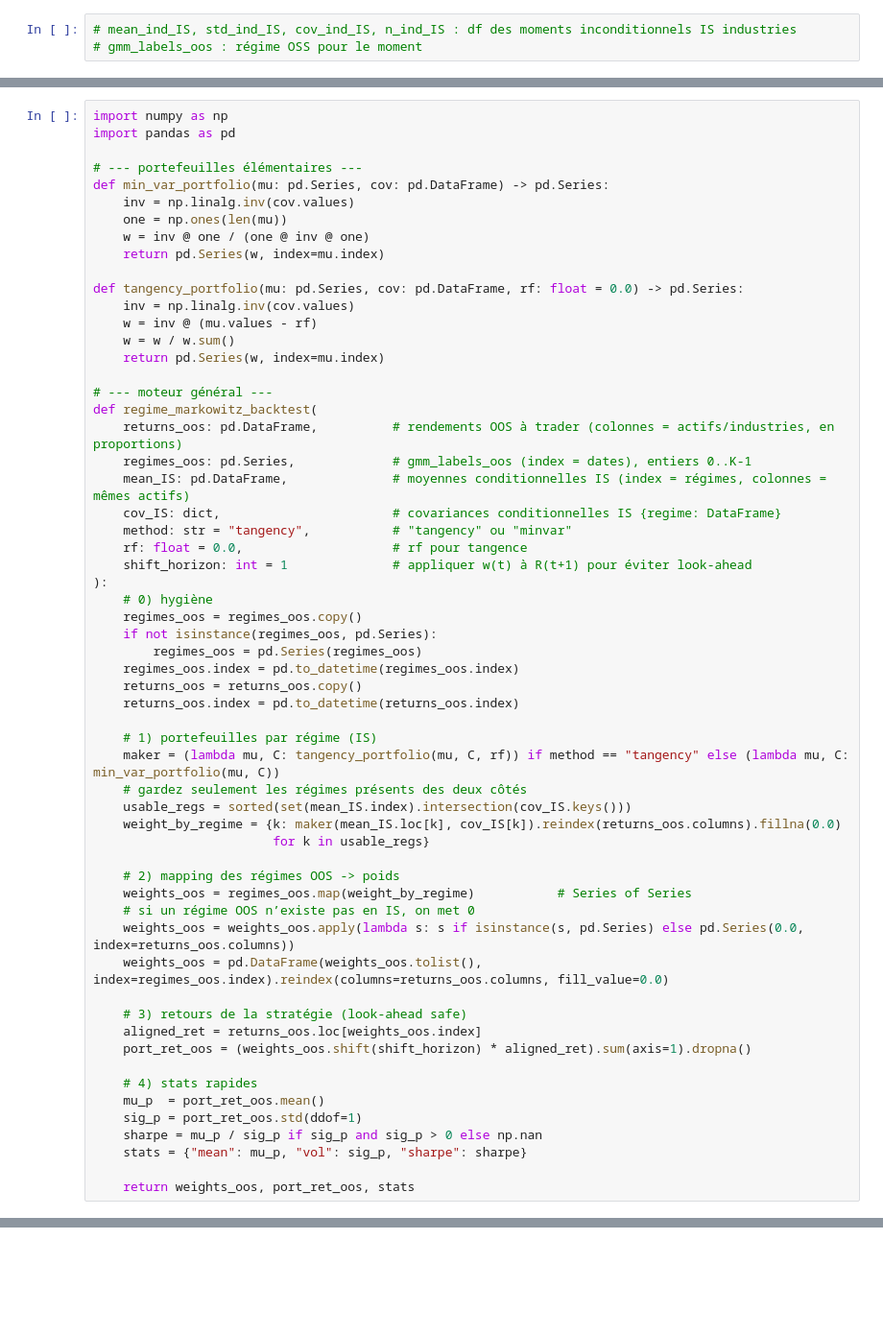
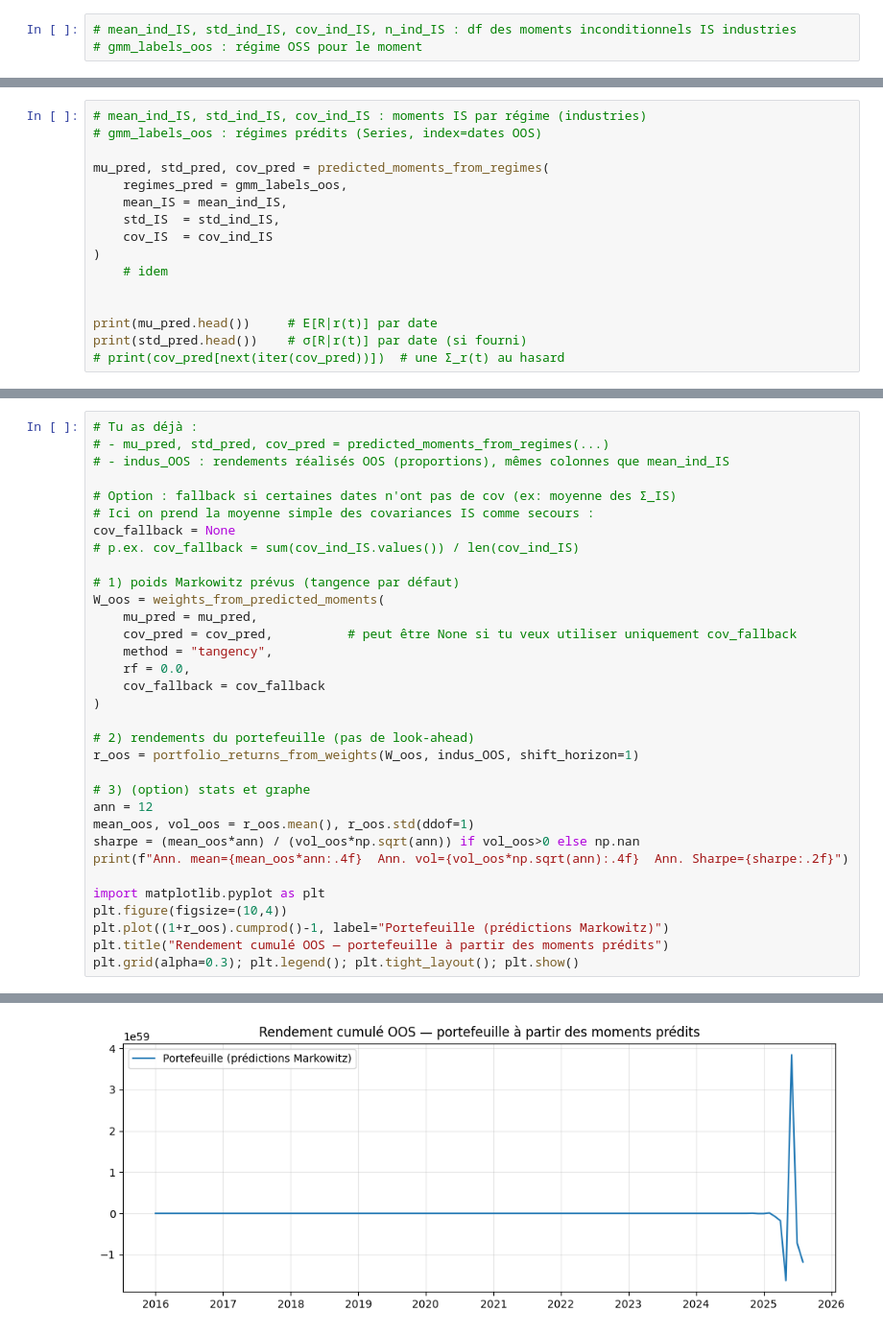
Before and after one commit to alexisdantzikian/ML_PM, a Jupyter notebook: nbs/main.ipynb, the cells around one changed output, grey strips where cells are left out. Shown: that part at 96% size. Drawn from its saved outputs; the diff is of its cells as text; blank space fills up the shorter version.

```diff
--- a/nbs/main.ipynb
+++ b/nbs/main.ipynb
@@ -1215,0 +1276,16 @@ MOM    -0.0010 -0.0006  0.0002  0.0005  0.0005  0.0  0.0039
+# %%
+# mean_ind_IS, std_ind_IS, cov_ind_IS : moments IS par régime (industries)
+# gmm_labels_oos : régimes prédits (Series, index=dates OOS)
+
+mu_pred, std_pred, cov_pred = predicted_moments_from_regimes(
+    regimes_pred = gmm_labels_oos,
+    mean_IS = mean_ind_IS,
+    std_IS  = std_ind_IS,
+    cov_IS  = cov_ind_IS
+)
+    # idem
+
+
+print(mu_pred.head())     # E[R|r(t)] par date
+print(std_pred.head())    # σ[R|r(t)] par date (si fourni)
+# print(cov_pred[next(iter(cov_pred))])  # une Σ_r(t) au hasard
@@ -1216,59 +1383,34 @@ MOM    -0.0010 -0.0006  0.0002  0.0005  0.0005  0.0  0.0039
 # %%
-import numpy as np
-import pandas as pd
+# Tu as déjà :
+# - mu_pred, std_pred, cov_pred = predicted_moments_from_regimes(...)
+# - indus_OOS : rendements réalisés OOS (proportions), mêmes colonnes que mean_ind_IS
 
-# --- portefeuilles élémentaires ---
-def min_var_portfolio(mu: pd.Series, cov: pd.DataFrame) -> pd.Series:
-    inv = np.linalg.inv(cov.values)
-    one = np.ones(len(mu))
-    w = inv @ one / (one @ inv @ one)
-    return pd.Series(w, index=mu.index)
+# Option : fallback si certaines dates n'ont pas de cov (ex: moyenne des Σ_IS)
+# Ici on prend la moyenne simple des covariances IS comme secours :
+cov_fallback = None
+# p.ex. cov_fallback = sum(cov_ind_IS.values()) / len(cov_ind_IS)
 
-def tangency_portfolio(mu: pd.Series, cov: pd.DataFrame, rf: float = 0.0) -> pd.Series:
-    inv = np.linalg.inv(cov.values)
-    w = inv @ (mu.values - rf)
-    w = w / w.sum()
-    return pd.Series(w, index=mu.index)
+# 1) poids Markowitz prévus (tangence par défaut)
+W_oos = weights_from_predicted_moments(
+    mu_pred = mu_pred,
+    cov_pred = cov_pred,          # peut être None si tu veux utiliser uniquement cov_fallback
+    method = "tangency",
+    rf = 0.0,
+    cov_fallback = cov_fallback
+)
 
-# --- moteur général ---
-def regime_markowitz_backtest(
-    returns_oos: pd.DataFrame,          # rendements OOS à trader (colonnes = actifs/industries, en proportions)
-    regimes_oos: pd.Series,             # gmm_labels_oos (index = dates), entiers 0..K-1
-    mean_IS: pd.DataFrame,              # moyennes conditionnelles IS (index = régimes, colonnes = mêmes actifs)
-    cov_IS: dict,                       # covariances conditionnelles IS {regime: DataFrame}
-    method: str = "tangency",           # "tangency" ou "minvar"
-    rf: float = 0.0,                    # rf pour tangence
-    shift_horizon: int = 1              # appliquer w(t) à R(t+1) pour éviter look-ahead
-):
-    # 0) hygiène
-    regimes_oos = regimes_oos.copy()
-    if not isinstance(regimes_oos, pd.Series):
-        regimes_oos = pd.Series(regimes_oos)
-    regimes_oos.index = pd.to_datetime(regimes_oos.index)
-    returns_oos = returns_oos.copy()
-    returns_oos.index = pd.to_datetime(returns_oos.index)
+# 2) rendements du portefeuille (pas de look-ahead)
+r_oos = portfolio_returns_from_weights(W_oos, indus_OOS, shift_horizon=1)
 
-    # 1) portefeuilles par régime (IS)
-    maker = (lambda mu, C: tangency_portfolio(mu, C, rf)) if method == "tangency" else (lambda mu, C: min_var_portfolio(mu, C))
-    # gardez seulement les régimes présents des deux côtés
-    usable_regs = sorted(set(mean_IS.index).intersection(cov_IS.keys()))
-    weight_by_regime = {k: maker(mean_IS.loc[k], cov_IS[k]).reindex(returns_oos.columns).fillna(0.0)
-                        for k in usable_regs}
+# 3) (option) stats et graphe
+ann = 12
+mean_oos, vol_oos = r_oos.mean(), r_oos.std(ddof=1)
+sharpe = (mean_oos*ann) / (vol_oos*np.sqrt(ann)) if vol_oos>0 else np.nan
+print(f"Ann. mean={mean_oos*ann:.4f}  Ann. vol={vol_oos*np.sqrt(ann):.4f}  Ann. Sharpe={sharpe:.2f}")
 
-    # 2) mapping des régimes OOS -> poids
-    weights_oos = regimes_oos.map(weight_by_regime)           # Series of Series
-    # si un régime OOS n’existe pas en IS, on met 0
-    weights_oos = weights_oos.apply(lambda s: s if isinstance(s, pd.Series) else pd.Series(0.0, index=returns_oos.columns))
-    weights_oos = pd.DataFrame(weights_oos.tolist(), index=regimes_oos.index).reindex(columns=returns_oos.columns, fill_value=0.0)
-
-    # 3) retours de la stratégie (look-ahead safe)
-    aligned_ret = returns_oos.loc[weights_oos.index]
-    port_ret_oos = (weights_oos.shift(shift_horizon) * aligned_ret).sum(axis=1).dropna()
-
-    # 4) stats rapides
-    mu_p  = port_ret_oos.mean()
-    sig_p = port_ret_oos.std(ddof=1)
-    sharpe = mu_p / sig_p if sig_p and sig_p > 0 else np.nan
-    stats = {"mean": mu_p, "vol": sig_p, "sharpe": sharpe}
-
-    return weights_oos, port_ret_oos, stats
+import matplotlib.pyplot as plt
+plt.figure(figsize=(10,4))
+plt.plot((1+r_oos).cumprod()-1, label="Portefeuille (prédictions Markowitz)")
+plt.title("Rendement cumulé OOS — portefeuille à partir des moments prédits")
+plt.grid(alpha=0.3); plt.legend(); plt.tight_layout(); plt.show()
+# %% [output]
@@ -1274,0 +1418 @@ def regime_markowitz_backtest(
+[figure, added]
```
Also changed, not shown: parts of 9 cells of this notebook.
